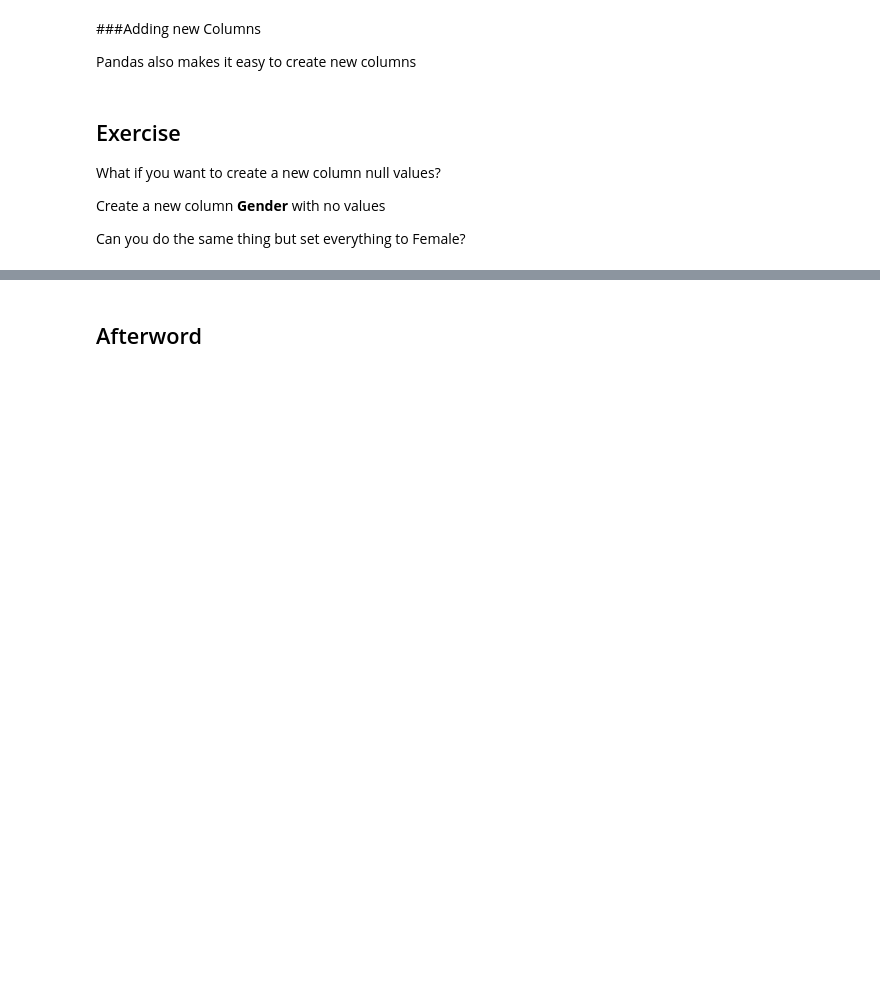
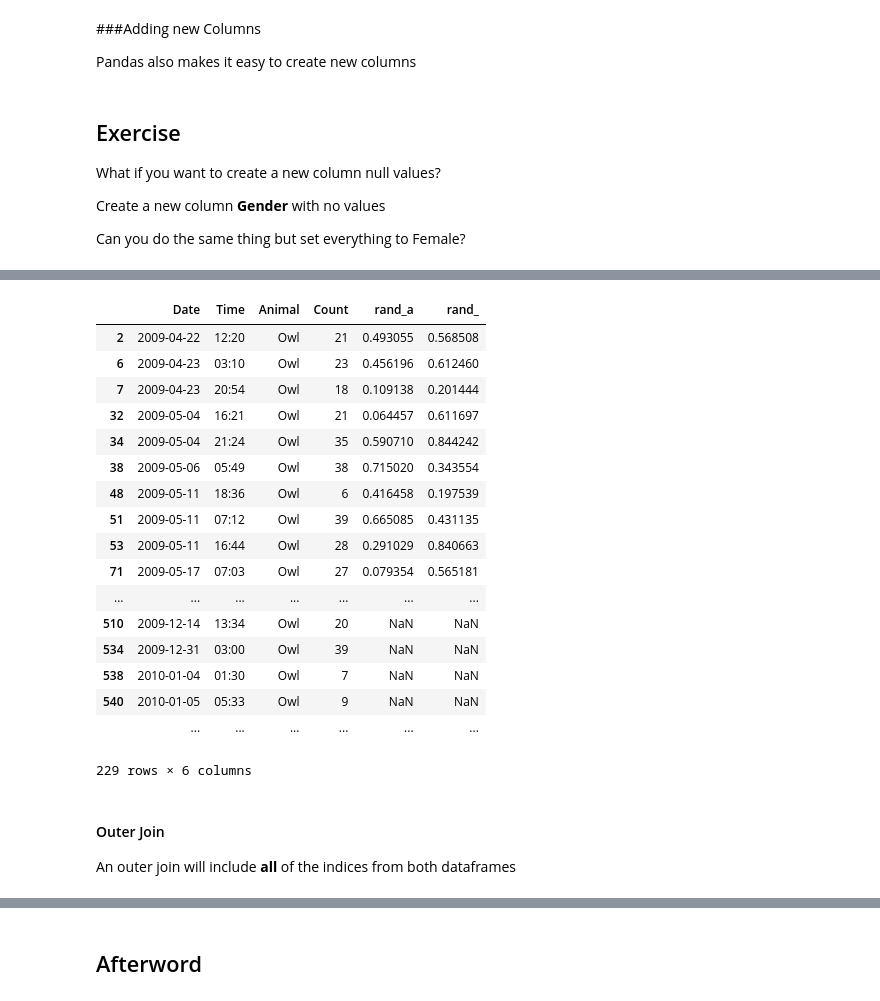
Before and after one commit to swcarpentry/2014-04-14-wise, a Jupyter notebook: advanced/python/pandas-master.ipynb, the cells around one changed output, grey strips where cells are left out. Saved outputs shown, nothing was run; the diff lists cells and outputs as text; code cells hidden in the pictures; blank space fills up the shorter version.

Commit message:
Small edits to notebooks, add joins to Pandas

```diff
--- a/advanced/python/pandas-master.ipynb
+++ b/advanced/python/pandas-master.ipynb
@@ -273,0 +326,4 @@ df[:10]
+# %%
+
+randomstuff = np.random.random((129,2))
+moreowls = pandas.DataFrame(randomstuff, columns=('rand_a', 'rand_'))
@@ -273,0 +379,28 @@ df[:10]
+# %%
+## left join is the default
+left_join = owls.join(moreowls)
+# %%
+left_join
+# %% [output]
+|  | Date | Time | Animal | Count | rand_a | rand_ |
+| 2 | 2009-04-22 | 12:20 | Owl | 21 | 0.493055 | 0.568508 |
+| 6 | 2009-04-23 | 03:10 | Owl | 23 | 0.456196 | 0.612460 |
+| 7 | 2009-04-23 | 20:54 | Owl | 18 | 0.109138 | 0.201444 |
+| 32 | 2009-05-04 | 16:21 | Owl | 21 | 0.064457 | 0.611697 |
+| 34 | 2009-05-04 | 21:24 | Owl | 35 | 0.590710 | 0.844242 |
+| 38 | 2009-05-06 | 05:49 | Owl | 38 | 0.715020 | 0.343554 |
+| 48 | 2009-05-11 | 18:36 | Owl | 6 | 0.416458 | 0.197539 |
+| 51 | 2009-05-11 | 07:12 | Owl | 39 | 0.665085 | 0.431135 |
+| 53 | 2009-05-11 | 16:44 | Owl | 28 | 0.291029 | 0.840663 |
+| 71 | 2009-05-17 | 07:03 | Owl | 27 | 0.079354 | 0.565181 |
+| ... | ... | ... | ... | ... | ... | ... |
+| 510 | 2009-12-14 | 13:34 | Owl | 20 | NaN | NaN |
+| 534 | 2009-12-31 | 03:00 | Owl | 39 | NaN | NaN |
+| 538 | 2010-01-04 | 01:30 | Owl | 7 | NaN | NaN |
+| 540 | 2010-01-05 | 05:33 | Owl | 9 | NaN | NaN |
+|  | ... | ... | ... | ... | ... | ... |
+229 rows × 6 columns
+# %% [markdown]
+#### Outer Join
+
+An outer join will include **all** of the indices from both dataframes
```
Also changed, not shown: parts of 20 cells of this notebook, 4 other files.
